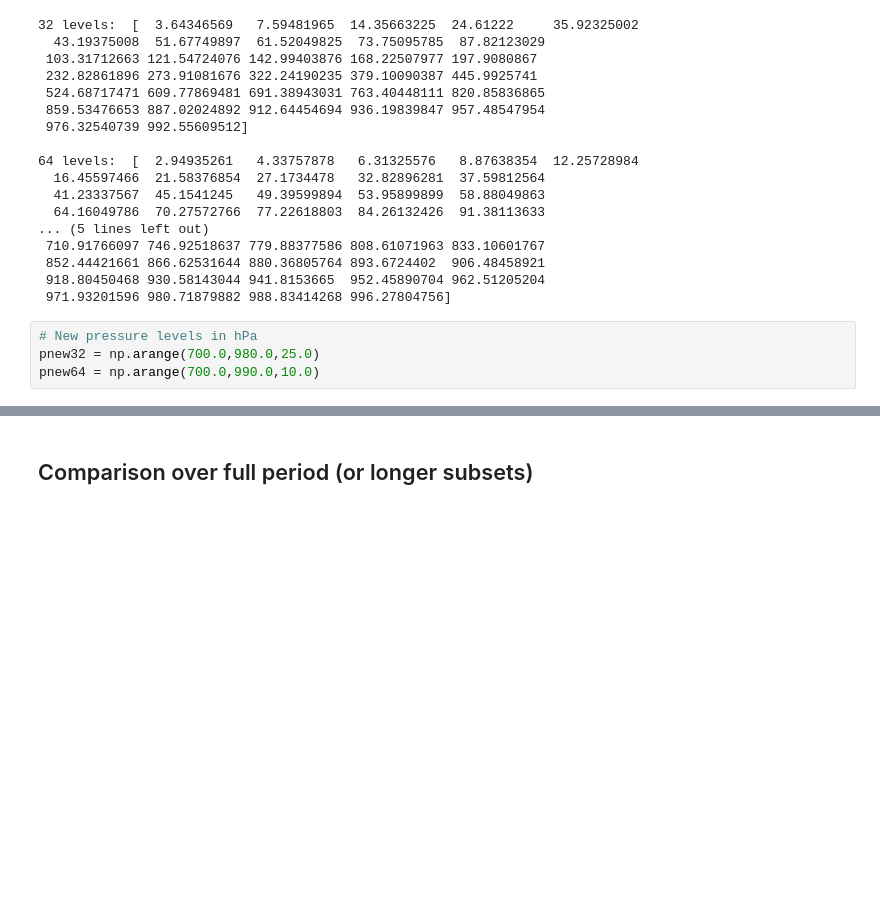
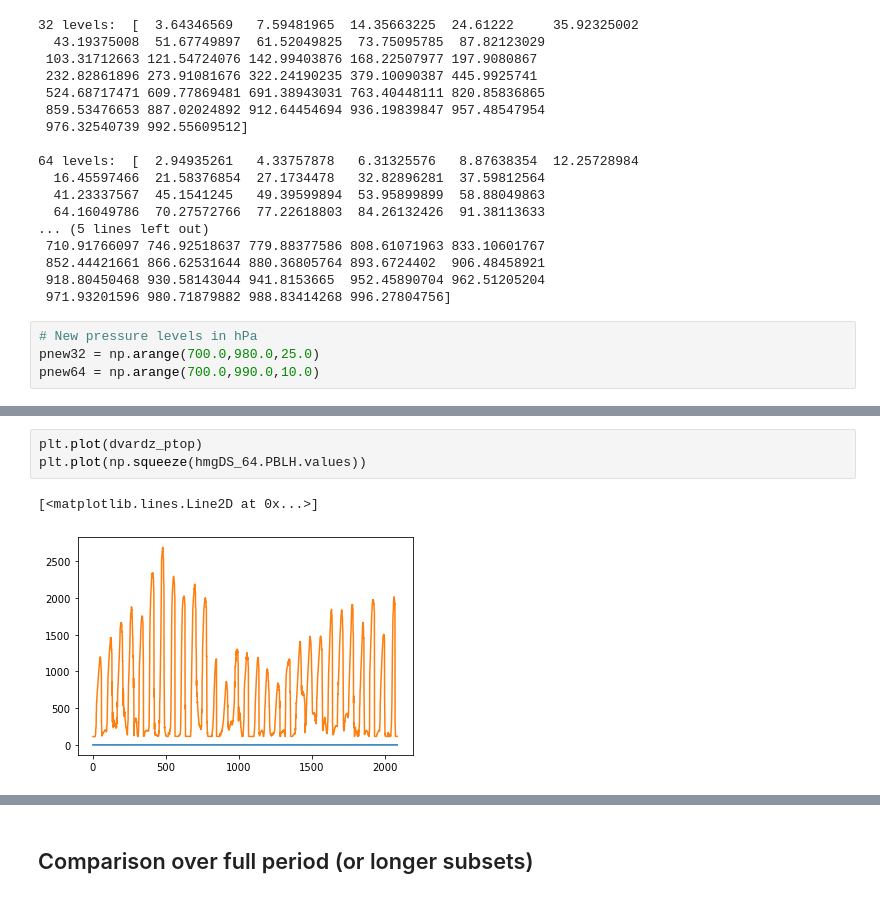
Before and after one commit to megandevlan/CLASP-CESM2_analysis, a Jupyter notebook: SCAM_CLUBBimpacts.ipynb, the cells around one changed output, grey strips where cells are left out. Saved outputs shown, nothing was run; the diff lists cells and outputs as text; blank space fills up the shorter version.

```diff
--- a/SCAM_CLUBBimpacts.ipynb
+++ b/SCAM_CLUBBimpacts.ipynb
@@ -396,0 +503,6 @@ RVMTEND_hmg64 = Ngl.vinth2p(hmgDS_64.RVMTEND_CLUBB.values,hyam,hybm,pnew64,PS_hm
+# %%
+plt.plot(dvardz_ptop)
+plt.plot(np.squeeze(hmgDS_64.PBLH.values))
+# %% [output]
+[<matplotlib.lines.Line2D at 0x...>]
+[figure, added]
```
Also changed, not shown: parts of 38 cells of this notebook, 3 other files.
